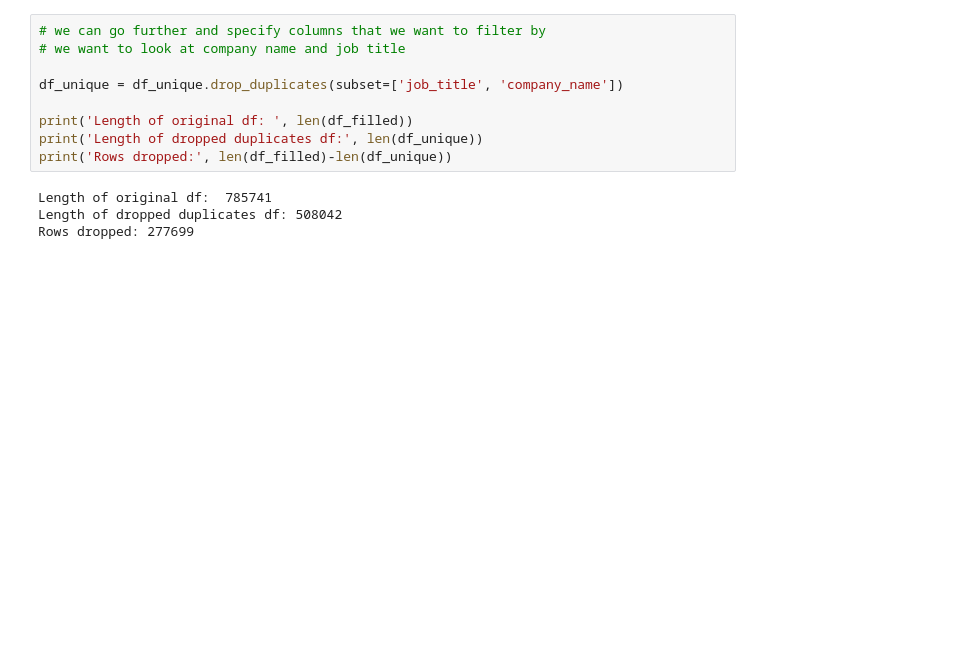
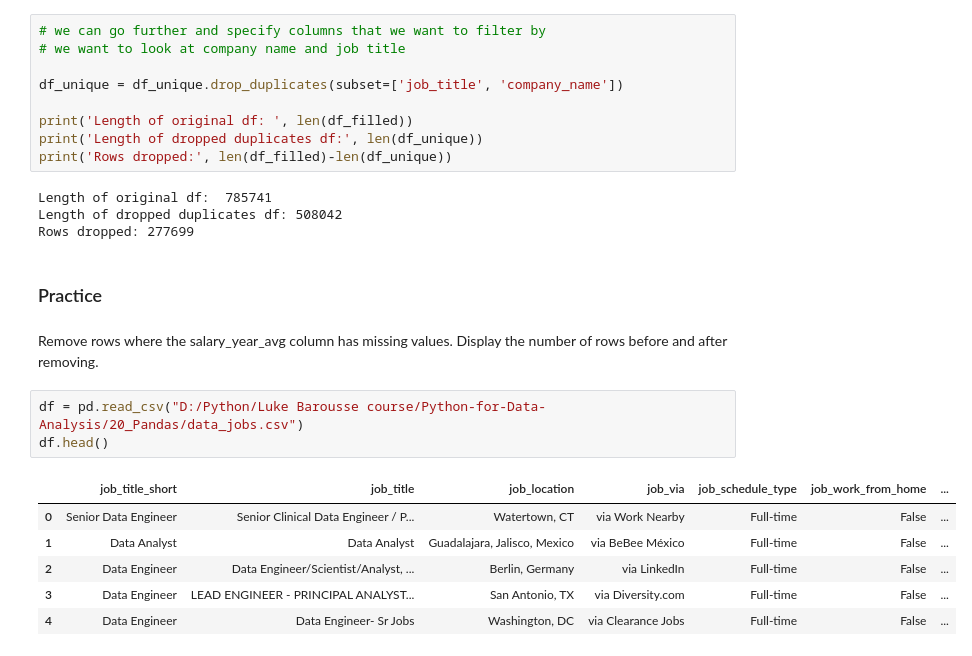
Before and after one commit to Dannie-h/Python-for-Data-Analysis, a Jupyter notebook: 23_Advanced/2_Pandas_cleaning.ipynb, the cells around one changed output. Saved outputs shown, nothing was run; the diff lists cells and outputs as text; blank space fills up the shorter version.

```diff
--- a/23_Advanced/2_Pandas_cleaning.ipynb
+++ b/23_Advanced/2_Pandas_cleaning.ipynb
@@ -87,3 +87,17 @@ print('Rows dropped:', len(df_filled)-len(df_unique))
 Length of original df:  785741
 Length of dropped duplicates df: 508042
 Rows dropped: 277699
+# %% [markdown]
+### Practice
+# %% [markdown]
+Remove rows where the salary_year_avg column has missing values. Display the number of rows before and after removing.
+# %%
+df = pd.read_csv("D:/Python/Luke Barousse course/Python-for-Data-Analysis/20_Pandas/data_jobs.csv")
+df.head()
+# %% [output]
+|  | job_title_short | job_title | job_location | job_via | job_schedule_type | job_work_from_home | ... |
+| 0 | Senior Data Engineer | Senior Clinical Data Engineer / P... | Watertown, CT | via Work Nearby | Full-time | False | ... |
+| 1 | Data Analyst | Data Analyst | Guadalajara, Jalisco, Mexico | via BeBee México | Full-time | False | ... |
+| 2 | Data Engineer | Data Engineer/Scientist/Analyst, ... | Berlin, Germany | via LinkedIn | Full-time | False | ... |
+| 3 | Data Engineer | LEAD ENGINEER - PRINCIPAL ANALYST... | San Antonio, TX | via Diversity.com | Full-time | False | ... |
+| 4 | Data Engineer | Data Engineer- Sr Jobs | Washington, DC | via Clearance Jobs | Full-time | False | ... |
```
Also changed, not shown: parts of 8 cells of this notebook.
